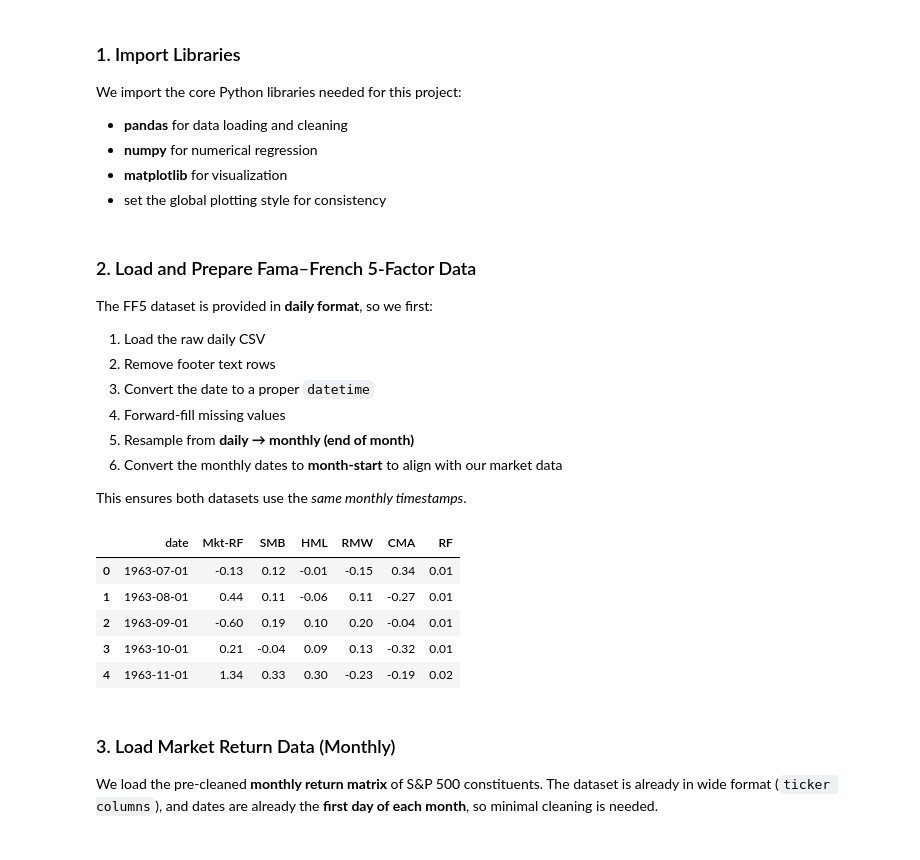
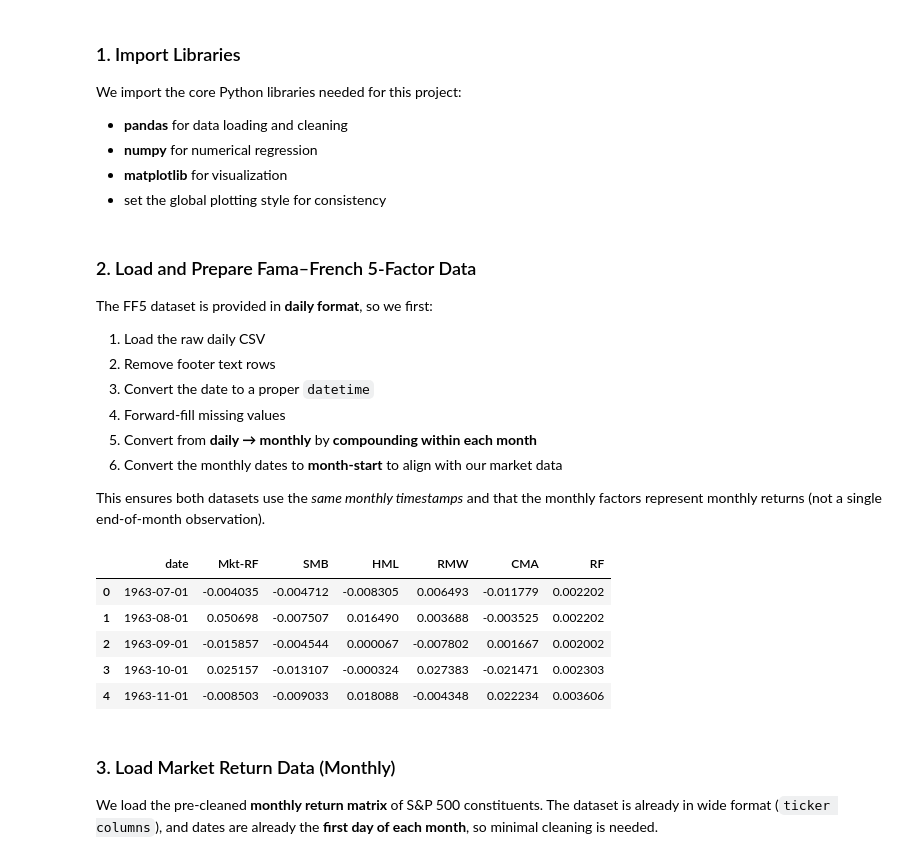
Before and after one commit to Rayhanpatel/MSML-602-Final-Project-alphafoundry-ff5-sp500, a Jupyter notebook: S&P500_FF5_Rolling_Strategy.ipynb, the cells around one changed output. Drawn from its saved outputs; the diff is of its cells as text; code cells hidden in the pictures.

```diff
--- a/S&P500_FF5_Rolling_Strategy.ipynb
+++ b/S&P500_FF5_Rolling_Strategy.ipynb
@@ -20,38 +33,51 @@ The FF5 dataset is provided in **daily format**, so we first:
 2. Remove footer text rows
 3. Convert the date to a proper `datetime`
 4. Forward-fill missing values
-5. Resample from **daily → monthly (end of month)**
+5. Convert from **daily → monthly** by **compounding within each month**
 6. Convert the monthly dates to **month-start** to align with our market data
 
-This ensures both datasets use the *same monthly timestamps*.
+This ensures both datasets use the *same monthly timestamps* and that the monthly factors represent monthly returns (not a single end-of-month observation).
 # %%
-# Load FF5
 ff = pd.read_csv("data/raw/ff5_data.csv")
-ff = ff[ff["Date"].astype(str).str.isdigit()]
-ff["date"] = pd.to_datetime(ff["Date"].astype(str), format="%Y%m%d")
-ff = ff.drop(columns=["Date"]).sort_values("date").reset_index(drop=True)
+ff = ff[ff["Date"].astype(str).str.isdigit()].copy()
+ff["date"] = pd.to_datetime(ff["Date"].astype(str), format="%Y%m%d", errors="coerce")
+ff = ff.dropna(subset=["date"]).drop(columns=["Date"]).sort_values("date").reset_index(drop=True)
 
-# Forward-fill missing factor values
 factor_cols = ["Mkt-RF", "SMB", "HML", "RMW", "CMA", "RF"]
 ff[factor_cols] = ff[factor_cols].ffill()
+ff[factor_cols] = ff[factor_cols] / 100.0
 
-# monthly end-of-month
-ff_monthly = ff.resample("M", on="date").last().reset_index()
+ff = ff.set_index("date")[factor_cols].sort_index()
 
-ff_monthly["date"] = (
-    ff_monthly["date"].dt.to_period("M").dt.to_timestamp("M")
-    - pd.offsets.MonthEnd(1)
-    + pd.offsets.MonthBegin(1)
+# Monthly RF by compounding daily RF
+rf_monthly = (1 + ff["RF"]).resample("M").prod() - 1
+
+# Monthly Mkt-RF computed from compounded market total return minus compounded RF
+mkt_total_daily = ff["Mkt-RF"] + ff["RF"]
+mkt_total_monthly = (1 + mkt_total_daily).resample("M").prod() - 1
+mkt_rf_monthly = mkt_total_monthly - rf_monthly
+
+# Style factors compounded within the month
+other_factors = ["SMB", "HML", "RMW", "CMA"]
+other_monthly = (1 + ff[other_factors]).resample("M").prod() - 1
+
+ff_monthly = pd.concat(
+    [mkt_rf_monthly.rename("Mkt-RF"), other_monthly, rf_monthly.rename("RF")],
+    axis=1,
 )
 
+# Align to month-start timestamps (matches market data index)
+ff_monthly.index = ff_monthly.index.to_period("M").to_timestamp()
+ff_monthly = ff_monthly.reset_index().rename(columns={"date": "date"})
+
 ff_monthly.head()
 # %% [output]
 |  | date | Mkt-RF | SMB | HML | RMW | CMA | RF |
-| 0 | 1963-07-01 | -0.13 | 0.12 | -0.01 | -0.15 | 0.34 | 0.01 |
-| 1 | 1963-08-01 | 0.44 | 0.11 | -0.06 | 0.11 | -0.27 | 0.01 |
-| 2 | 1963-09-01 | -0.60 | 0.19 | 0.10 | 0.20 | -0.04 | 0.01 |
-| 3 | 1963-10-01 | 0.21 | -0.04 | 0.09 | 0.13 | -0.32 | 0.01 |
-| 4 | 1963-11-01 | 1.34 | 0.33 | 0.30 | -0.23 | -0.19 | 0.02 |
+| 0 | 1963-07-01 | -0.004035 | -0.004712 | -0.008305 | 0.006493 | -0.011779 | 0.002202 |
+| 1 | 1963-08-01 | 0.050698 | -0.007507 | 0.016490 | 0.003688 | -0.003525 | 0.002202 |
+| 2 | 1963-09-01 | -0.015857 | -0.004544 | 0.000067 | -0.007802 | 0.001667 | 0.002002 |
+| 3 | 1963-10-01 | 0.025157 | -0.013107 | -0.000324 | 0.027383 | -0.021471 | 0.002303 |
+| 4 | 1963-11-01 | -0.008503 | -0.009033 | 0.018088 | -0.004348 | 0.022234 | 0.003606 |
 # %% [markdown]
 ### 3. Load Market Return Data (Monthly)
 
```
Also changed, not shown: parts of 28 cells of this notebook, 29 other files.
